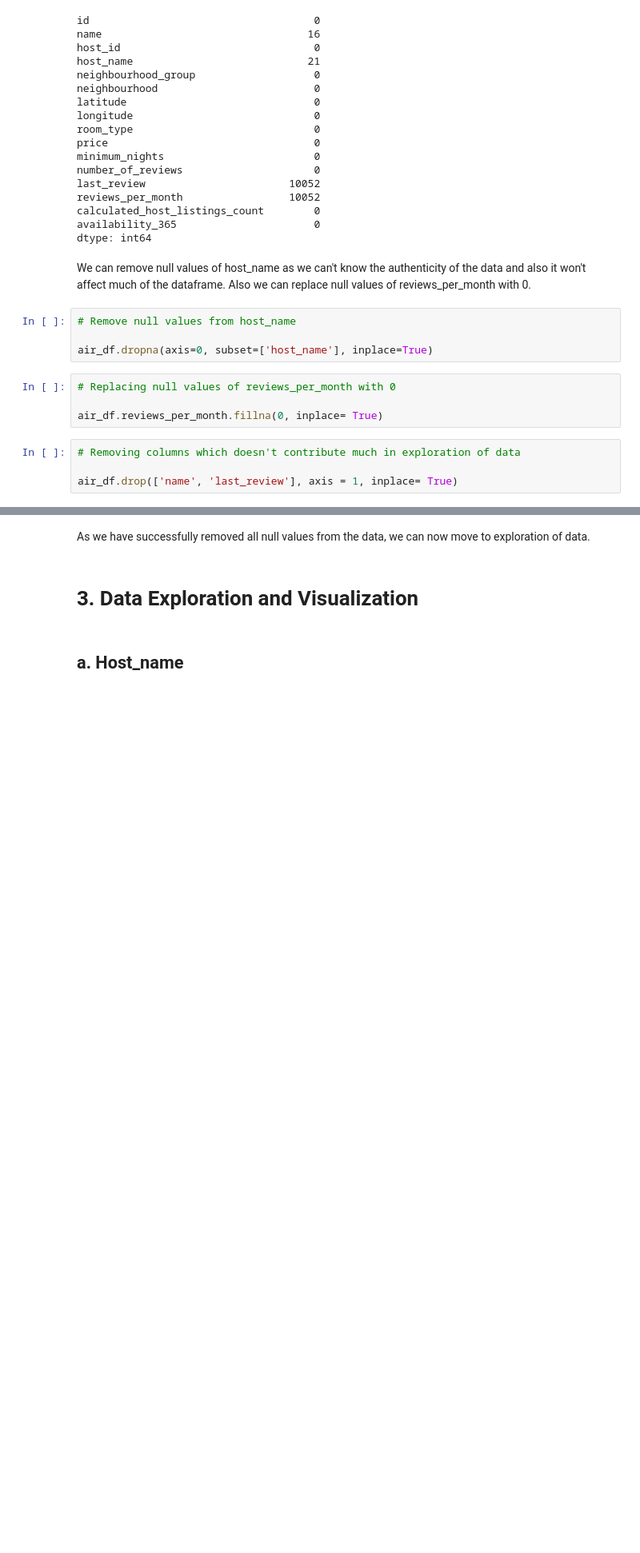
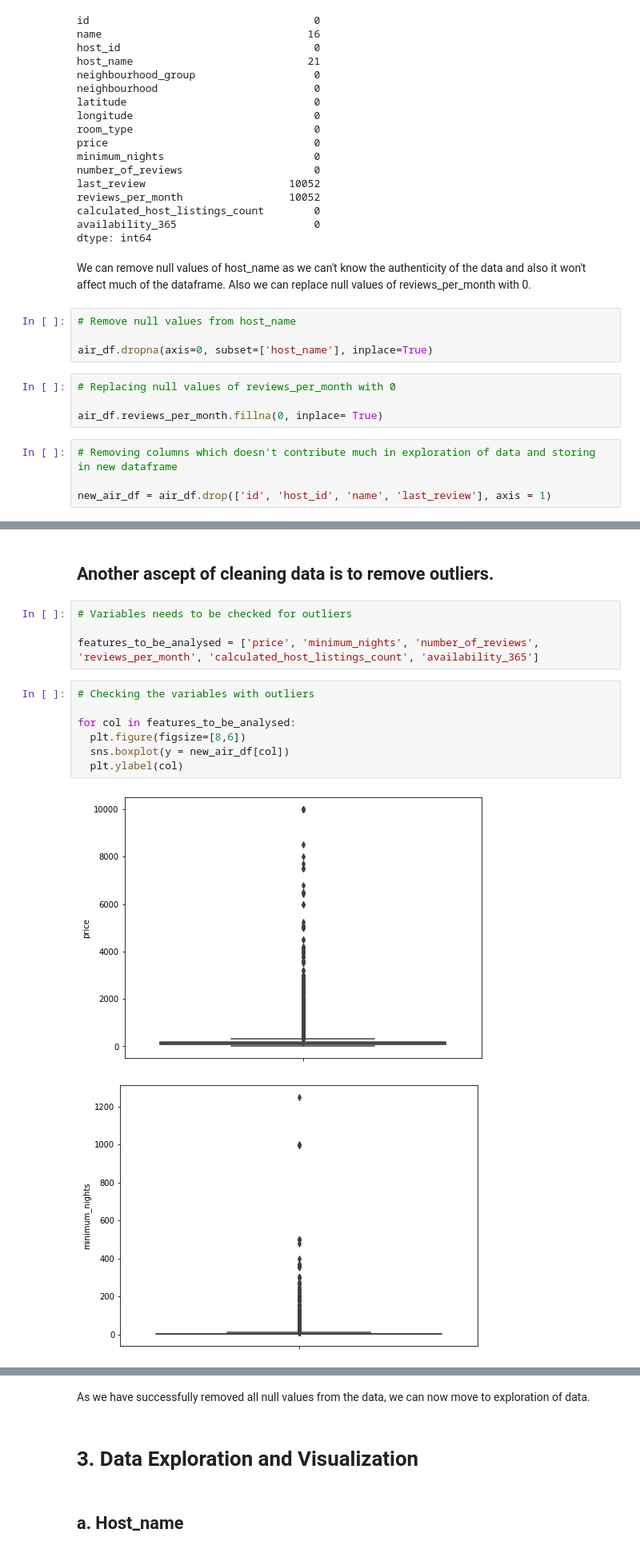
Before and after one commit to SubhamZap/Airbnb-Booking-Analysis, a Jupyter notebook: Airbnb_Bookings_Analysis_Capstone_Project.ipynb, the cells around one changed output, grey strips where cells are left out. Shown at 80% size. Cells and saved outputs as stored; diff of their text form; blank space fills up the shorter version.

```diff
--- a/Airbnb_Bookings_Analysis_Capstone_Project.ipynb
+++ b/Airbnb_Bookings_Analysis_Capstone_Project.ipynb
@@ -173,9 +173,9 @@ air_df.dropna(axis=0, subset=['host_name'], inplace=True)
 
 air_df.reviews_per_month.fillna(0, inplace= True)
 # %%
-# Removing columns which doesn't contribute much in exploration of data
+# Removing columns which doesn't contribute much in exploration of data and storing in new dataframe
 
-air_df.drop(['name', 'last_review'], axis = 1, inplace= True)
+new_air_df = air_df.drop(['id', 'host_id', 'name', 'last_review'], axis = 1)
 # %%
 # Checking for null values, if any
 
@@ -198,0 +215,16 @@ dtype: int64
+# %% [markdown]
+## Another ascept of cleaning data is to remove outliers.
+# %%
+# Variables needs to be checked for outliers
+
+features_to_be_analysed = ['price', 'minimum_nights', 'number_of_reviews', 'reviews_per_month', 'calculated_host_listings_count', 'availability_365']
+# %%
+# Checking the variables with outliers
+
+for col in features_to_be_analysed:
+  plt.figure(figsize=[8,6])
+  sns.boxplot(y = new_air_df[col])
+  plt.ylabel(col)
+# %% [output]
+[figure, added]
+[figure, added]
```
Also changed, not shown: parts of 7 cells of this notebook.
